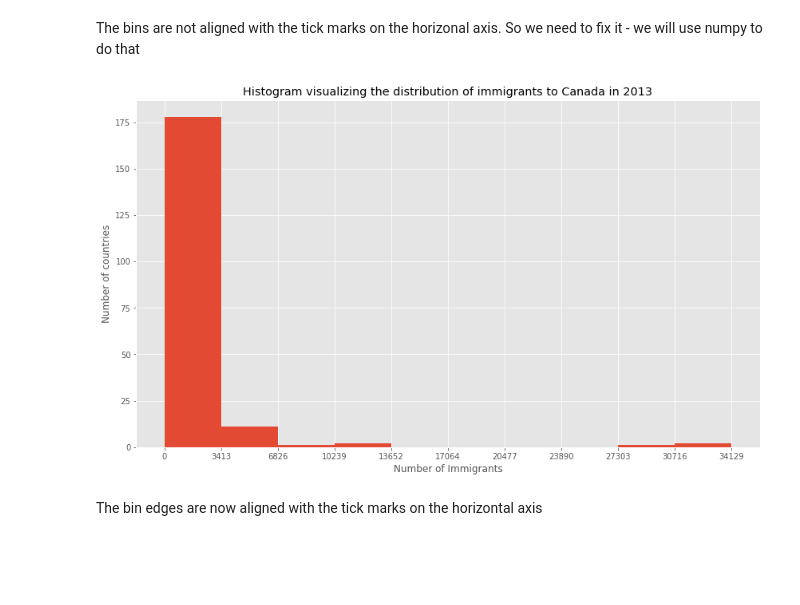
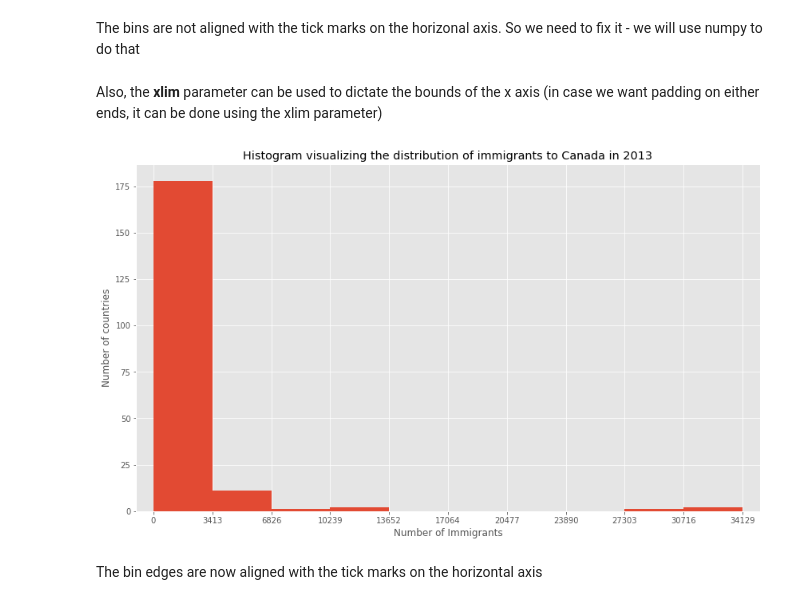
Before and after one commit to fagan2888/data_viz_with_python, a Jupyter notebook: Data Visualization with Python Course Notebook.ipynb, the cells around one changed output. Saved outputs shown, nothing was run; the diff lists cells and outputs as text; code cells hidden in the pictures; blank space fills up the shorter version.

Commit message:
Update Notebook with Plots Covered

```diff
--- a/Data Visualization with Python Course Notebook.ipynb
+++ b/Data Visualization with Python Course Notebook.ipynb
@@ -346,16 +356,20 @@ plt.show()
 [figure]
 # %% [markdown]
 The bins are not aligned with the tick marks on the horizonal axis. So we need to fix it - we will use numpy to do that
+# %% [markdown]
+Also, the **xlim** parameter can be used to dictate the bounds of the x axis (in case we want padding on either ends, it can be done using the xlim parameter)
 # %%
 count, edges = np.histogram(df_can['2013'])
+xmin = edges[0] - 1000
+xmax = edges[-1] + 1000
 # %%
-df_can['2013'].plot(kind='hist', figsize=(14,8), xticks=edges)
+df_can['2013'].plot(kind='hist', figsize=(14,8), xticks=edges, xlim=(xmin, xmax))
 plt.title('Histogram visualizing the distribution of immigrants to Canada in 2013')
 plt.xlabel('Number of Immigrants')
 plt.ylabel('Number of countries')
 plt.show()
 # %% [output]
-[figure, old version]
+[figure, new version]
 # %% [markdown]
 The bin edges are now aligned with the tick marks on the horizontal axis
 # %% [markdown]
```
Also changed, not shown: parts of 6 cells of this notebook.
